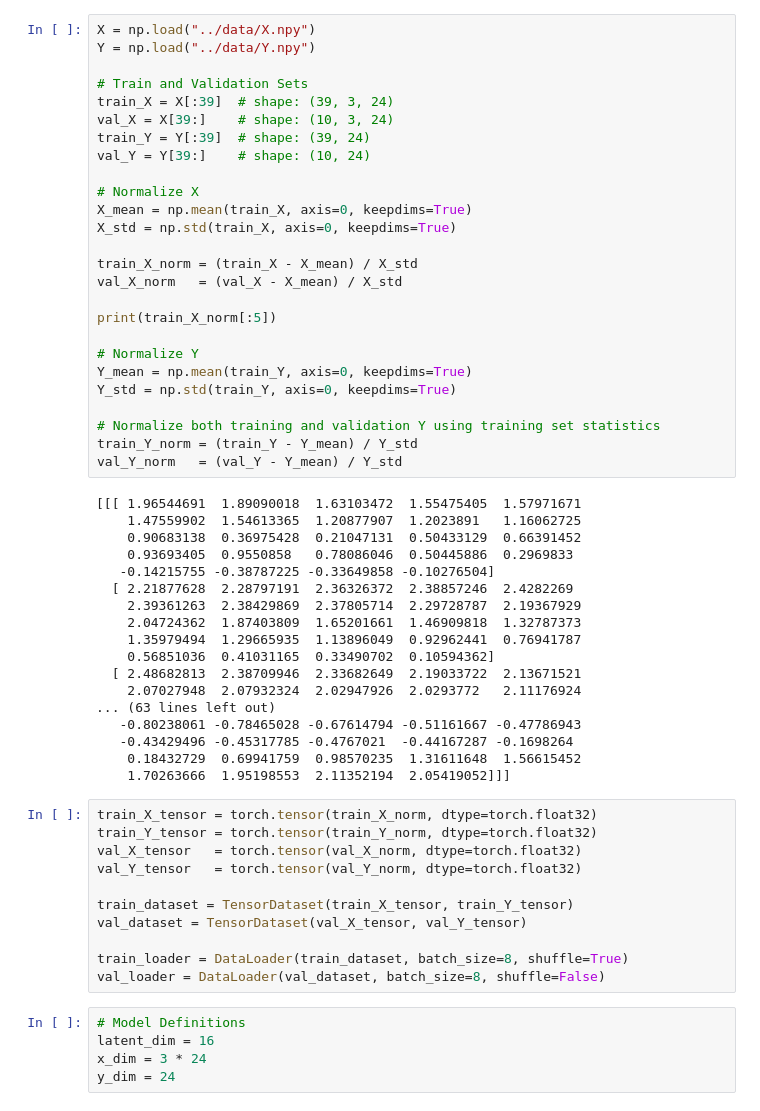
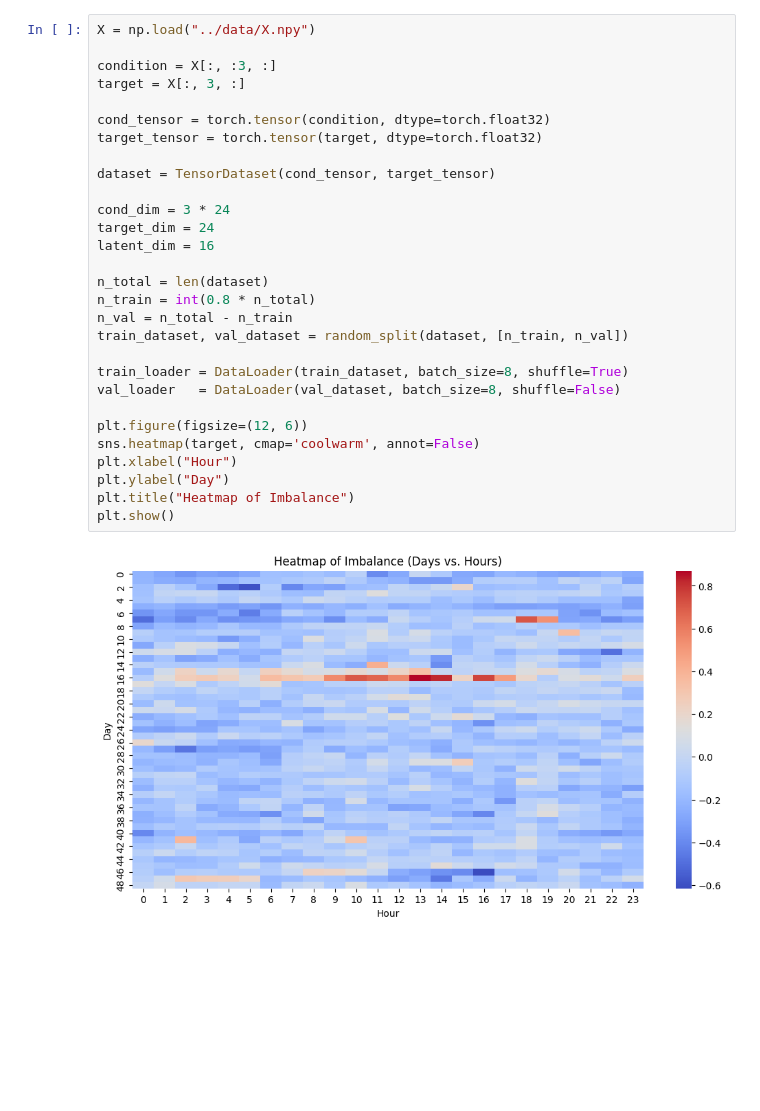
Before and after one commit to ThorneMadsen/Master, a Jupyter notebook: notebooks/VAE.ipynb, the cells around one changed output. Saved outputs shown, nothing was run; the diff lists cells and outputs as text; blank space fills up the shorter version.

```diff
--- a/notebooks/VAE.ipynb
+++ b/notebooks/VAE.ipynb
@@ -9,62 +10,33 @@ from torch.utils.data import DataLoader, TensorDataset
 # %%
 X = np.load("../data/X.npy")
-Y = np.load("../data/Y.npy")
 
-# Train and Validation Sets
-train_X = X[:39]  # shape: (39, 3, 24)
-val_X = X[39:]    # shape: (10, 3, 24)
-train_Y = Y[:39]  # shape: (39, 24)
-val_Y = Y[39:]    # shape: (10, 24)
+condition = X[:, :3, :]
+target = X[:, 3, :]
 
-# Normalize X
-X_mean = np.mean(train_X, axis=0, keepdims=True)
-X_std = np.std(train_X, axis=0, keepdims=True)
+cond_tensor = torch.tensor(condition, dtype=torch.float32)
+target_tensor = torch.tensor(target, dtype=torch.float32)
 
-train_X_norm = (train_X - X_mean) / X_std
-val_X_norm   = (val_X - X_mean) / X_std
+dataset = TensorDataset(cond_tensor, target_tensor)
 
-print(train_X_norm[:5])
+cond_dim = 3 * 24
+target_dim = 24
+latent_dim = 16
 
-# Normalize Y
-Y_mean = np.mean(train_Y, axis=0, keepdims=True)
-Y_std = np.std(train_Y, axis=0, keepdims=True)
+n_total = len(dataset)
+n_train = int(0.8 * n_total)
+n_val = n_total - n_train
+train_dataset, val_dataset = random_split(dataset, [n_train, n_val])
 
-# Normalize both training and validation Y using training set statistics
-train_Y_norm = (train_Y - Y_mean) / Y_std
-val_Y_norm   = (val_Y - Y_mean) / Y_std
+train_loader = DataLoader(train_dataset, batch_size=8, shuffle=True)
+val_loader   = DataLoader(val_dataset, batch_size=8, shuffle=False)
+
+plt.figure(figsize=(12, 6))
+sns.heatmap(target, cmap='coolwarm', annot=False)
+plt.xlabel("Hour")
+plt.ylabel("Day")
+plt.title("Heatmap of Imbalance")
+plt.show()
 # %% [output]
-[[[ 1.96544691  1.89090018  1.63103472  1.55475405  1.57971671
-    1.47559902  1.54613365  1.20877907  1.2023891   1.16062725
-    0.90683138  0.36975428  0.21047131  0.50433129  0.66391452
-    0.93693405  0.9550858   0.78086046  0.50445886  0.2969833
-   -0.14215755 -0.38787225 -0.33649858 -0.10276504]
-  [ 2.21877628  2.28797191  2.36326372  2.38857246  2.4282269
-    2.39361263  2.38429869  2.37805714  2.29728787  2.19367929
-    2.04724362  1.87403809  1.65201661  1.46909818  1.32787373
-    1.35979494  1.29665935  1.13896049  0.92962441  0.76941787
-    0.56851036  0.41031165  0.33490702  0.10594362]
-  [ 2.48682813  2.38709946  2.33682649  2.19033722  2.13671521
-    2.07027948  2.07932324  2.02947926  2.0293772   2.11176924
-... (63 lines left out)
-   -0.80238061 -0.78465028 -0.67614794 -0.51161667 -0.47786943
-   -0.43429496 -0.45317785 -0.4767021  -0.44167287 -0.1698264
-    0.18432729  0.69941759  0.98570235  1.31611648  1.56615452
-    1.70263666  1.95198553  2.11352194  2.05419052]]]
+[figure, added]
-# %%
-train_X_tensor = torch.tensor(train_X_norm, dtype=torch.float32)
-train_Y_tensor = torch.tensor(train_Y_norm, dtype=torch.float32)
-val_X_tensor   = torch.tensor(val_X_norm, dtype=torch.float32)
-val_Y_tensor   = torch.tensor(val_Y_norm, dtype=torch.float32)
-
-train_dataset = TensorDataset(train_X_tensor, train_Y_tensor)
-val_dataset = TensorDataset(val_X_tensor, val_Y_tensor)
-
-train_loader = DataLoader(train_dataset, batch_size=8, shuffle=True)
-val_loader = DataLoader(val_dataset, batch_size=8, shuffle=False)
-# %%
-# Model Definitions
-latent_dim = 16
-x_dim = 3 * 24
-y_dim = 24
 # %%
 class Encoder(nn.Module):
```
Also changed, not shown: parts of 12 cells of this notebook, 3 other files.
